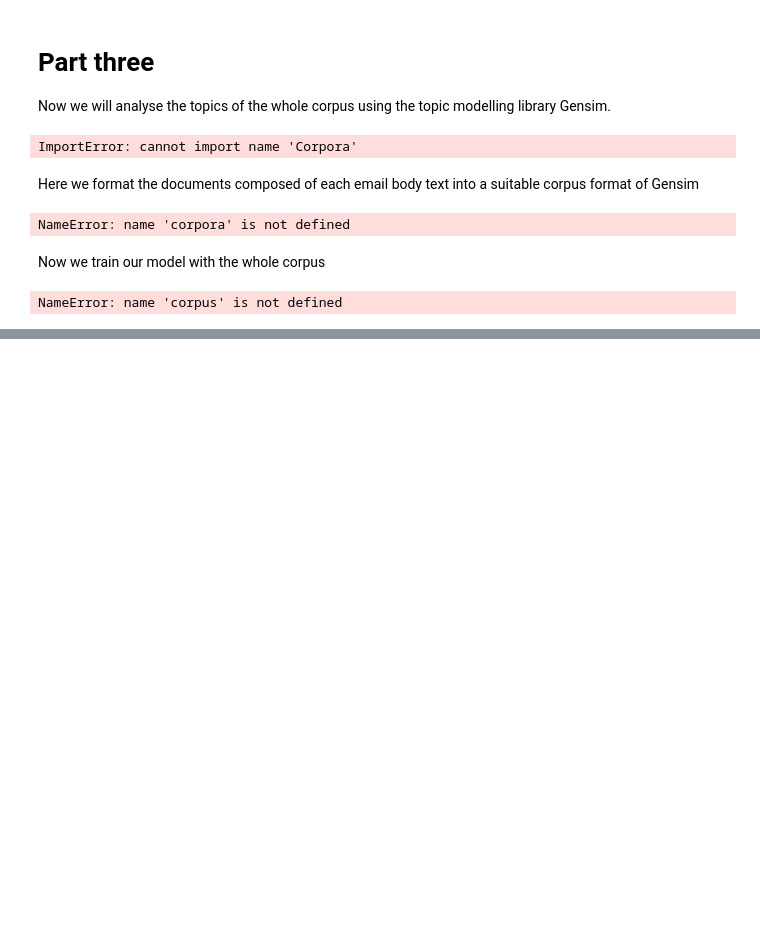
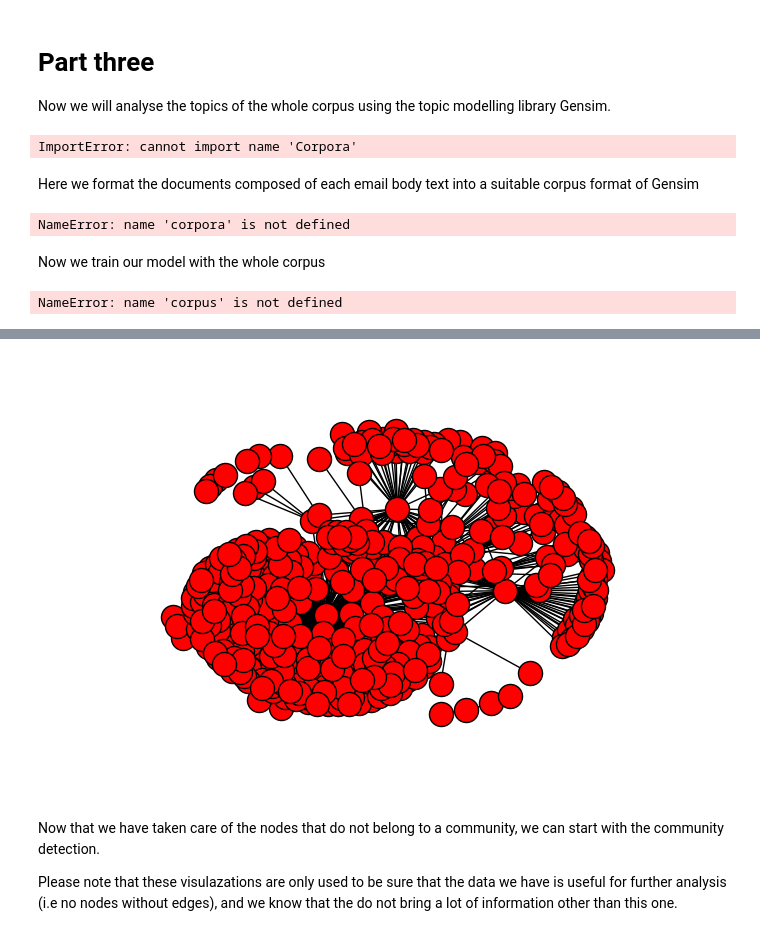
Before and after one commit to ThomVett/Homework, a Jupyter notebook: HW_05/Homework 5.ipynb, the cells around one changed output, grey strips where cells are left out. Cells and saved outputs as stored; diff of their text form; code cells hidden in the pictures; blank space fills up the shorter version.

```diff
--- a/HW_05/Homework 5.ipynb
+++ b/HW_05/Homework 5.ipynb
@@ -254,0 +347,9 @@ For the graph analysis, we will first begin by taking each e-mail author, which
+# %%
+nx.draw(graph,pos=nx.spring_layout(graph))
+plt.show()
+# %% [output]
+[figure, added]
+# %% [markdown]
+Now that we have taken care of the nodes that do not belong to a community, we can start with the community detection.
+
+Please note that these visulazations are only used to be sure that the data we have is useful for further analysis (i.e no nodes without edges), and we know that the do not bring a lot of information other than this one.
```
Also changed, not shown: parts of 24 cells of this notebook.
